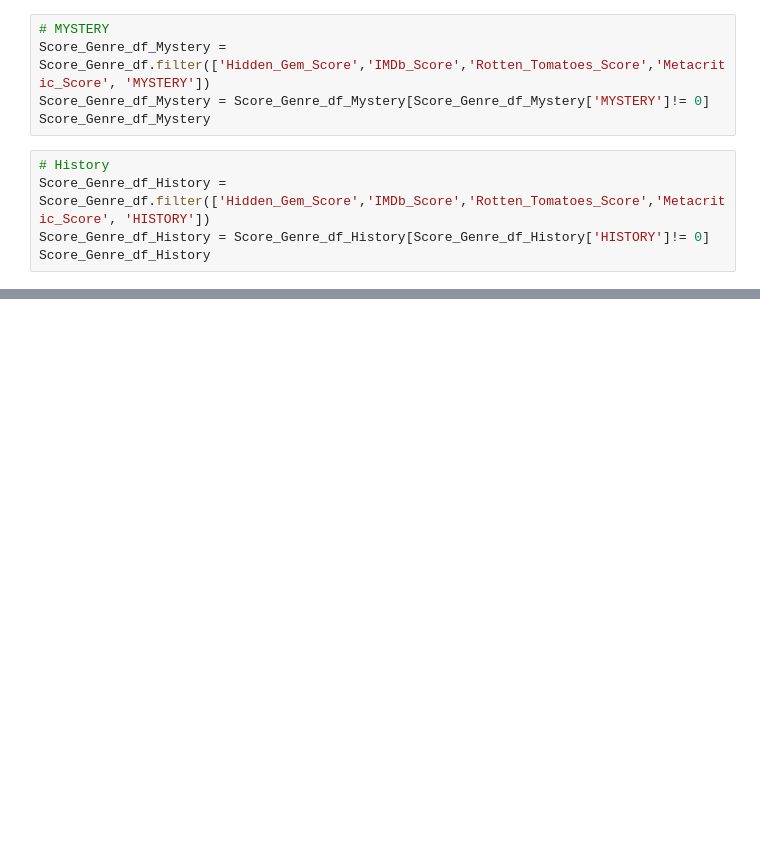
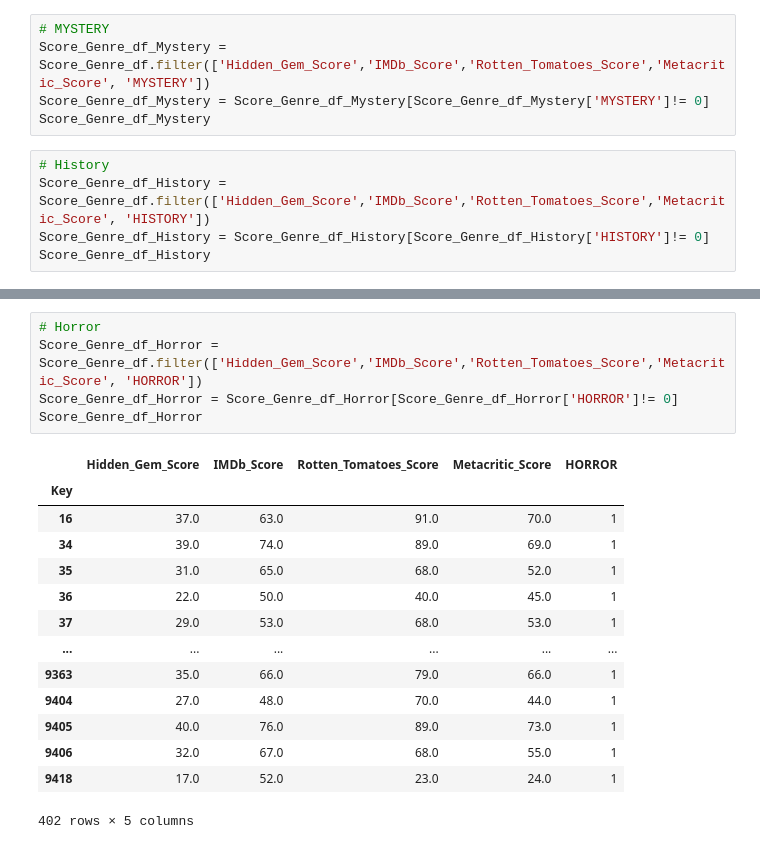
Before and after one commit to Cyber-Wolfe/Netflix_and_Analyze, a Jupyter notebook: Jupyter Notebooks/Machine-Learning/DataFrames_by_genre.ipynb, the cells around one changed output, grey strips where cells are left out. Drawn from its saved outputs; the diff is of its cells as text; blank space fills up the shorter version.

```diff
--- a/Jupyter Notebooks/Machine-Learning/DataFrames_by_genre.ipynb
+++ b/Jupyter Notebooks/Machine-Learning/DataFrames_by_genre.ipynb
@@ -66,0 +162,20 @@ Score_Genre_df_ShortWar
+# %%
+# Horror
+Score_Genre_df_Horror = Score_Genre_df.filter(['Hidden_Gem_Score','IMDb_Score','Rotten_Tomatoes_Score','Metacritic_Score', 'HORROR'])
+Score_Genre_df_Horror = Score_Genre_df_Horror[Score_Genre_df_Horror['HORROR']!= 0]
+Score_Genre_df_Horror
+# %% [output]
+|  | Hidden_Gem_Score | IMDb_Score | Rotten_Tomatoes_Score | Metacritic_Score | HORROR |
+| Key |  |  |  |  |  |
+| 16 | 37.0 | 63.0 | 91.0 | 70.0 | 1 |
+| 34 | 39.0 | 74.0 | 89.0 | 69.0 | 1 |
+| 35 | 31.0 | 65.0 | 68.0 | 52.0 | 1 |
+| 36 | 22.0 | 50.0 | 40.0 | 45.0 | 1 |
+| 37 | 29.0 | 53.0 | 68.0 | 53.0 | 1 |
+| ... | ... | ... | ... | ... | ... |
+| 9363 | 35.0 | 66.0 | 79.0 | 66.0 | 1 |
+| 9404 | 27.0 | 48.0 | 70.0 | 44.0 | 1 |
+| 9405 | 40.0 | 76.0 | 89.0 | 73.0 | 1 |
+| 9406 | 32.0 | 67.0 | 68.0 | 55.0 | 1 |
+| 9418 | 17.0 | 52.0 | 23.0 | 24.0 | 1 |
+402 rows × 5 columns
```
Also changed, not shown: parts of 16 cells of this notebook.
